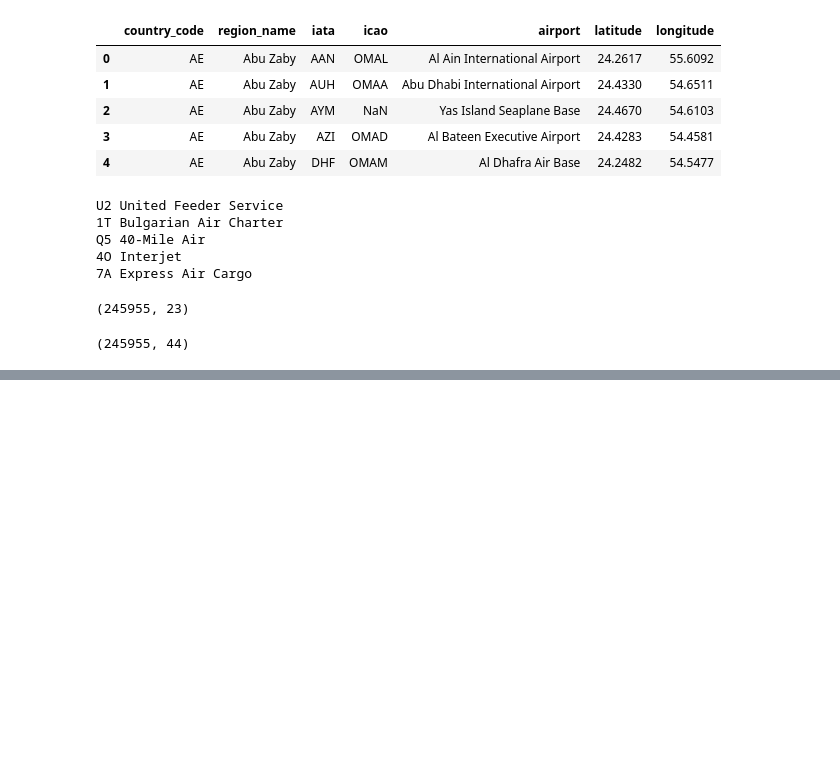
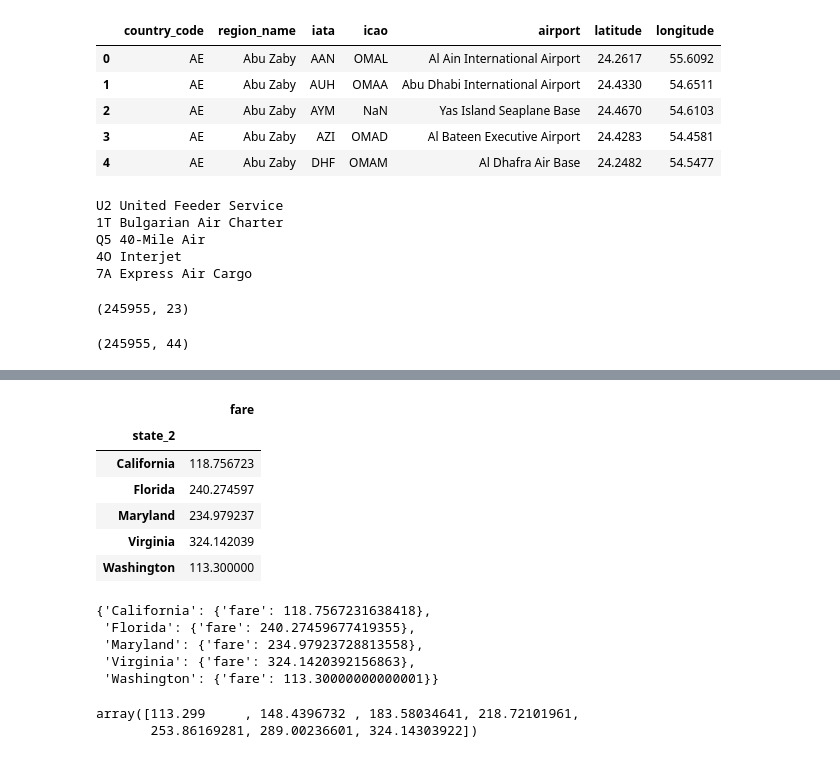
Before and after one commit to tungtngyn/team031-project, a Jupyter notebook: dev/data_preprocess.ipynb, the cells around one changed output, grey strips where cells are left out. Cells and saved outputs as stored; diff of their text form; code cells hidden in the pictures; blank space fills up the shorter version.

```diff
--- a/dev/data_preprocess.ipynb
+++ b/dev/data_preprocess.ipynb
@@ -193,0 +210,4 @@ output.to_csv(r'../data/processed-data.csv', index=False)
+# %%
+df = output[output.airport_iata_1 == 'SAN'].groupby('state_2').agg({'fare': 'mean'})
+d = df.to_dict(orient='index')
+#.to_dict(orient='index')
@@ -193,0 +226,23 @@ output.to_csv(r'../data/processed-data.csv', index=False)
+# %%
+df
+# %% [output]
+|  | fare |
+| state_2 |  |
+| California | 118.756723 |
+| Florida | 240.274597 |
+| Maryland | 234.979237 |
+| Virginia | 324.142039 |
+| Washington | 113.300000 |
+# %%
+d
+# %% [output]
+{'California': {'fare': 118.7567231638418},
+ 'Florida': {'fare': 240.27459677419355},
+ 'Maryland': {'fare': 234.97923728813558},
+ 'Virginia': {'fare': 324.1420392156863},
+ 'Washington': {'fare': 113.30000000000001}}
+# %%
+bins
+# %% [output]
+array([113.299     , 148.4396732 , 183.58034641, 218.72101961,
+       253.86169281, 289.00236601, 324.14303922])
```
Also changed, not shown: parts of 10 cells of this notebook, 3 other files.
